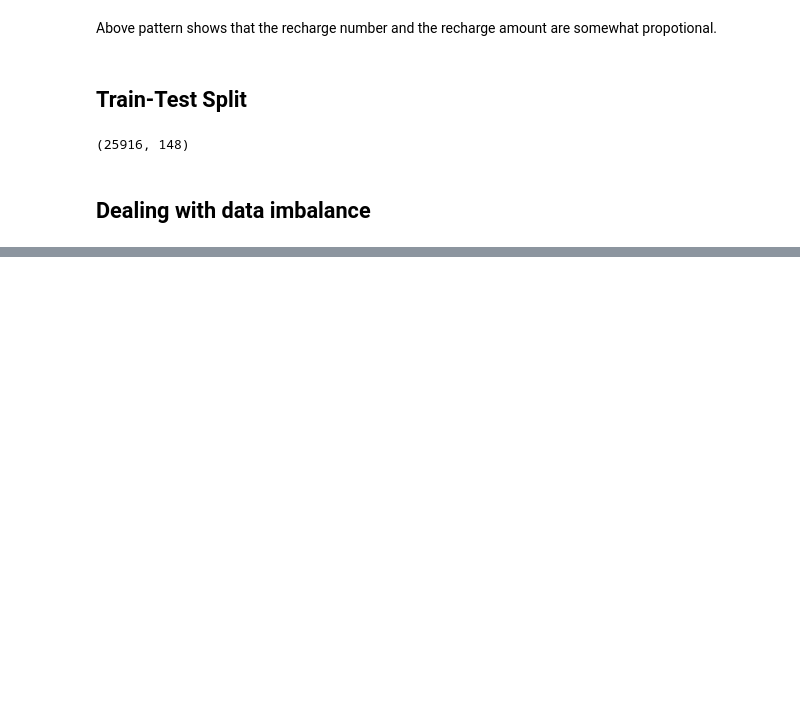
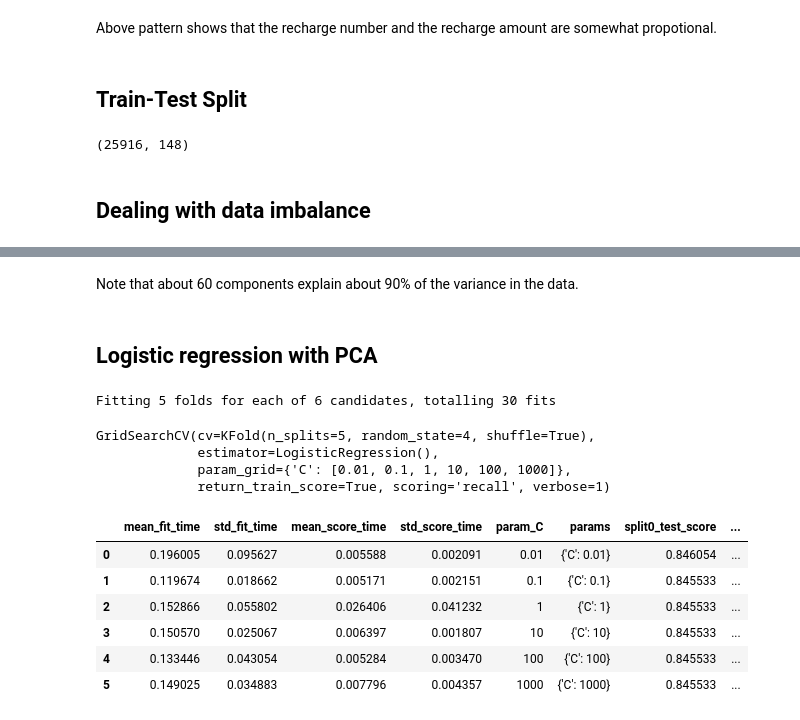
Before and after one commit to notvarunseth/telecom-churn, a Jupyter notebook: notebook.ipynb, the cells around one changed output, grey strips where cells are left out. Cells and saved outputs as stored; diff of their text form; code cells hidden in the pictures; blank space fills up the shorter version.

```diff
--- a/notebook.ipynb
+++ b/notebook.ipynb
@@ -571,0 +659,2 @@ X_train, y_train = sm.fit_resample(X_train, y_train)
+# %% [markdown]
+Note that about 60 components explain about 90% of the variance in the data.
@@ -571,0 +667,2 @@ X_train, y_train = sm.fit_resample(X_train, y_train)
+# %% [markdown]
+## Logistic regression with PCA
@@ -571,0 +677,34 @@ X_train, y_train = sm.fit_resample(X_train, y_train)
+# %%
+# Creating KFold object with 5 splits
+folds = KFold(n_splits=5, shuffle=True, random_state=10)
+
+params = {"C": [0.01, 0.1, 1, 10, 100, 1000]}
+
+# Specifing score as recall as we are more focused on acheiving the higher sensitivity than the accuracy
+model_cv = GridSearchCV(
+    estimator = LogisticRegression(),
+    param_grid = params,
+    scoring= 'recall',
+    cv = folds,
+    verbose = 1,
+    return_train_score=True
+)
+
+model_cv.fit(X_train_pca, y_train)
+# %% [output]
+Fitting 5 folds for each of 6 candidates, totalling 30 fits
+GridSearchCV(cv=KFold(n_splits=5, random_state=4, shuffle=True),
+             estimator=LogisticRegression(),
+             param_grid={'C': [0.01, 0.1, 1, 10, 100, 1000]},
+             return_train_score=True, scoring='recall', verbose=1)
+# %%
+cv_results = pd.DataFrame(model_cv.cv_results_)
+cv_results
+# %% [output]
+|  | mean_fit_time | std_fit_time | mean_score_time | std_score_time | param_C | params | split0_test_score | ... |
+| 0 | 0.196005 | 0.095627 | 0.005588 | 0.002091 | 0.01 | {'C': 0.01} | 0.846054 | ... |
+| 1 | 0.119674 | 0.018662 | 0.005171 | 0.002151 | 0.1 | {'C': 0.1} | 0.845533 | ... |
+| 2 | 0.152866 | 0.055802 | 0.026406 | 0.041232 | 1 | {'C': 1} | 0.845533 | ... |
+| 3 | 0.150570 | 0.025067 | 0.006397 | 0.001807 | 10 | {'C': 10} | 0.845533 | ... |
+| 4 | 0.133446 | 0.043054 | 0.005284 | 0.003470 | 100 | {'C': 100} | 0.845533 | ... |
+| 5 | 0.149025 | 0.034883 | 0.007796 | 0.004357 | 1000 | {'C': 1000} | 0.845533 | ... |
```
Also changed, not shown: parts of 15 cells of this notebook.
